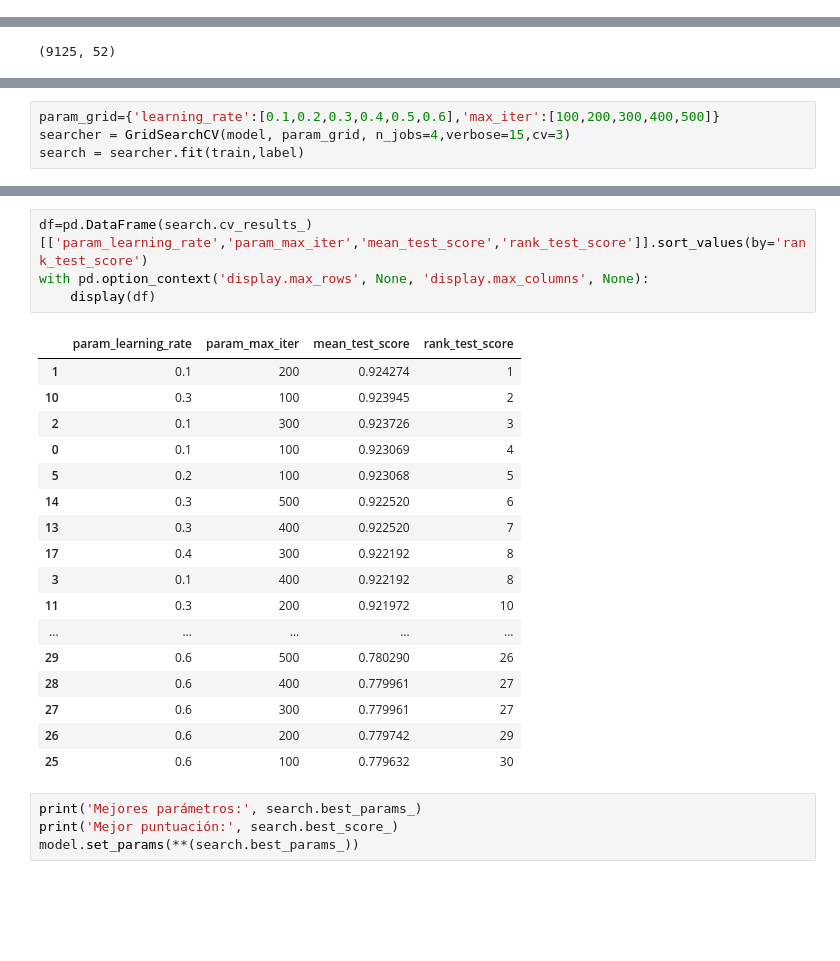
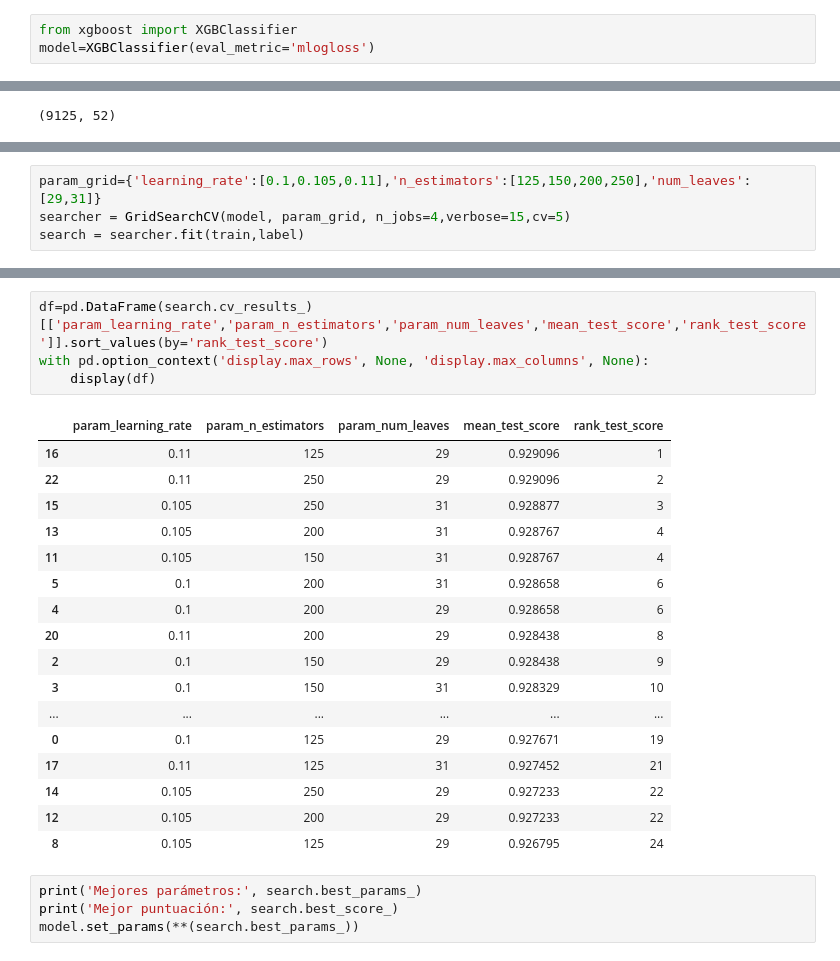
Before and after one commit to dcabezas98/IN, a Jupyter notebook: practica3/tune-histboost.ipynb, the cells around one changed output, grey strips where cells are left out. Cells and saved outputs as stored; diff of their text form; blank space fills up the shorter version.

```diff
--- a/practica3/tune-histboost.ipynb
+++ b/practica3/tune-histboost.ipynb
@@ -14,3 +17,6 @@ model = HistGradientBoostingClassifier()
+# %%
+from xgboost import XGBClassifier
+model=XGBClassifier(eval_metric='mlogloss')
 # %%
 DATA='ugrin2020-vehiculo-usado-multiclase/'
 TRAIN=DATA+'train.csv'
@@ -32,5 +94,5 @@ train.shape
 # %%
-param_grid={'learning_rate':[0.1,0.2,0.3,0.4,0.5,0.6],'max_iter':[100,200,300,400,500]}
-searcher = GridSearchCV(model, param_grid, n_jobs=4,verbose=15,cv=3)
+param_grid={'learning_rate':[0.1,0.105,0.11],'n_estimators':[125,150,200,250],'num_leaves':[29,31]}
+searcher = GridSearchCV(model, param_grid, n_jobs=4,verbose=15,cv=5)
 search = searcher.fit(train,label)
 # %% [output]
@@ -55,25 +117,25 @@ Fitting 3 folds for each of 30 candidates, totalling 90 fits
 # %%
-df=pd.DataFrame(search.cv_results_)[['param_learning_rate','param_max_iter','mean_test_score','rank_test_score']].sort_values(by='rank_test_score')
+df=pd.DataFrame(search.cv_results_)[['param_learning_rate','param_n_estimators','param_num_leaves','mean_test_score','rank_test_score']].sort_values(by='rank_test_score')
 with pd.option_context('display.max_rows', None, 'display.max_columns', None):
     display(df)
 # %% [output]
-|  | param_learning_rate | param_max_iter | mean_test_score | rank_test_score |
-| 1 | 0.1 | 200 | 0.924274 | 1 |
-| 10 | 0.3 | 100 | 0.923945 | 2 |
-| 2 | 0.1 | 300 | 0.923726 | 3 |
-| 0 | 0.1 | 100 | 0.923069 | 4 |
-| 5 | 0.2 | 100 | 0.923068 | 5 |
-| 14 | 0.3 | 500 | 0.922520 | 6 |
-| 13 | 0.3 | 400 | 0.922520 | 7 |
-| 17 | 0.4 | 300 | 0.922192 | 8 |
-| 3 | 0.1 | 400 | 0.922192 | 8 |
-| 11 | 0.3 | 200 | 0.921972 | 10 |
-| ... | ... | ... | ... | ... |
-| 29 | 0.6 | 500 | 0.780290 | 26 |
-| 28 | 0.6 | 400 | 0.779961 | 27 |
-| 27 | 0.6 | 300 | 0.779961 | 27 |
-| 26 | 0.6 | 200 | 0.779742 | 29 |
-| 25 | 0.6 | 100 | 0.779632 | 30 |
+|  | param_learning_rate | param_n_estimators | param_num_leaves | mean_test_score | rank_test_score |
+| 16 | 0.11 | 125 | 29 | 0.929096 | 1 |
+| 22 | 0.11 | 250 | 29 | 0.929096 | 2 |
+| 15 | 0.105 | 250 | 31 | 0.928877 | 3 |
+| 13 | 0.105 | 200 | 31 | 0.928767 | 4 |
+| 11 | 0.105 | 150 | 31 | 0.928767 | 4 |
+| 5 | 0.1 | 200 | 31 | 0.928658 | 6 |
+| 4 | 0.1 | 200 | 29 | 0.928658 | 6 |
+| 20 | 0.11 | 200 | 29 | 0.928438 | 8 |
+| 2 | 0.1 | 150 | 29 | 0.928438 | 9 |
+| 3 | 0.1 | 150 | 31 | 0.928329 | 10 |
+| ... | ... | ... | ... | ... | ... |
+| 0 | 0.1 | 125 | 29 | 0.927671 | 19 |
+| 17 | 0.11 | 125 | 31 | 0.927452 | 21 |
+| 14 | 0.105 | 250 | 29 | 0.927233 | 22 |
+| 12 | 0.105 | 200 | 29 | 0.927233 | 22 |
+| 8 | 0.105 | 125 | 29 | 0.926795 | 24 |
 # %%
 print('Mejores parámetros:', search.best_params_)
 print('Mejor puntuación:', search.best_score_)
```
Also changed, not shown: parts of 6 cells of this notebook, 34 other files.
